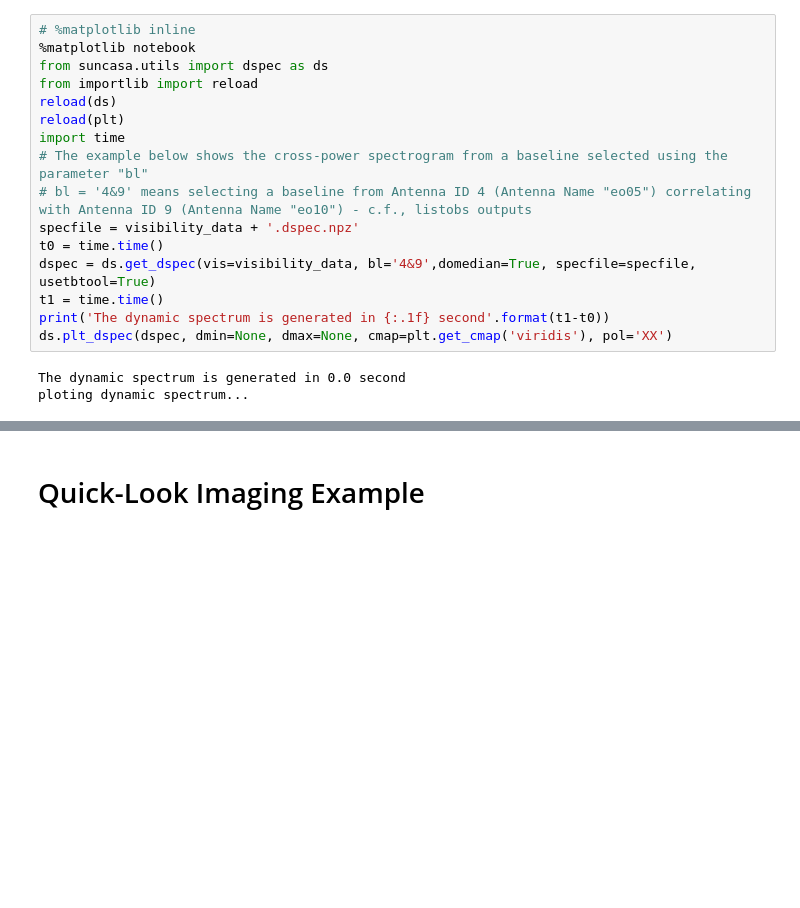
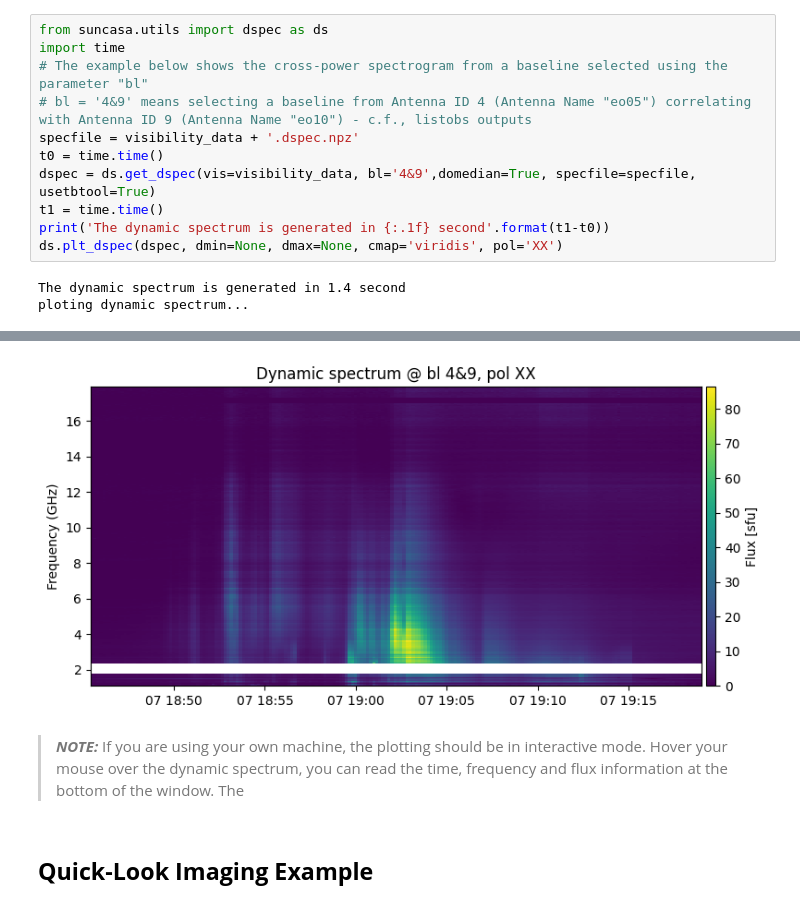
Before and after one commit to suncasa/suncasa-src, a Jupyter notebook: examples/EOVSA_tutorial_RHESSI2021.ipynb, the cells around one changed output, grey strips where cells are left out. Saved outputs shown, nothing was run; the diff lists cells and outputs as text; blank space fills up the shorter version.

```diff
--- a/examples/EOVSA_tutorial_RHESSI2021.ipynb
+++ b/examples/EOVSA_tutorial_RHESSI2021.ipynb
@@ -91,10 +285,5 @@ Data records: 910000       Total elapsed time = 2022 seconds
 # %%
-# %matplotlib inline
-%matplotlib notebook
 from suncasa.utils import dspec as ds
-from importlib import reload
-reload(ds)
-reload(plt)
 import time
 # The example below shows the cross-power spectrogram from a baseline selected using the parameter "bl"
 # bl = '4&9' means selecting a baseline from Antenna ID 4 (Antenna Name "eo05") correlating with Antenna ID 9 (Antenna Name "eo10") - c.f., listobs outputs
@@ -103,7 +292,7 @@ t0 = time.time()
 dspec = ds.get_dspec(vis=visibility_data, bl='4&9',domedian=True, specfile=specfile, usetbtool=True)
 t1 = time.time()
 print('The dynamic spectrum is generated in {:.1f} second'.format(t1-t0))
-ds.plt_dspec(dspec, dmin=None, dmax=None, cmap=plt.get_cmap('viridis'), pol='XX')
+ds.plt_dspec(dspec, dmin=None, dmax=None, cmap='viridis', pol='XX')
 # %% [output]
-The dynamic spectrum is generated in 0.0 second
+The dynamic spectrum is generated in 1.4 second
 ploting dynamic spectrum...
@@ -112,2 +299,5 @@ ploting dynamic spectrum...
+[figure, added]
+# %% [markdown]
+> **_NOTE:_** If you are using your own machine, the plotting should be in interactive mode. Hover your mouse over the dynamic spectrum, you can read the time, frequency and flux information at the bottom of the window. The
 # %% [markdown]
-# Quick-Look Imaging Example
+## **Quick-Look Imaging Example**
```
Also changed, not shown: parts of 29 cells of this notebook, 5 other files.
